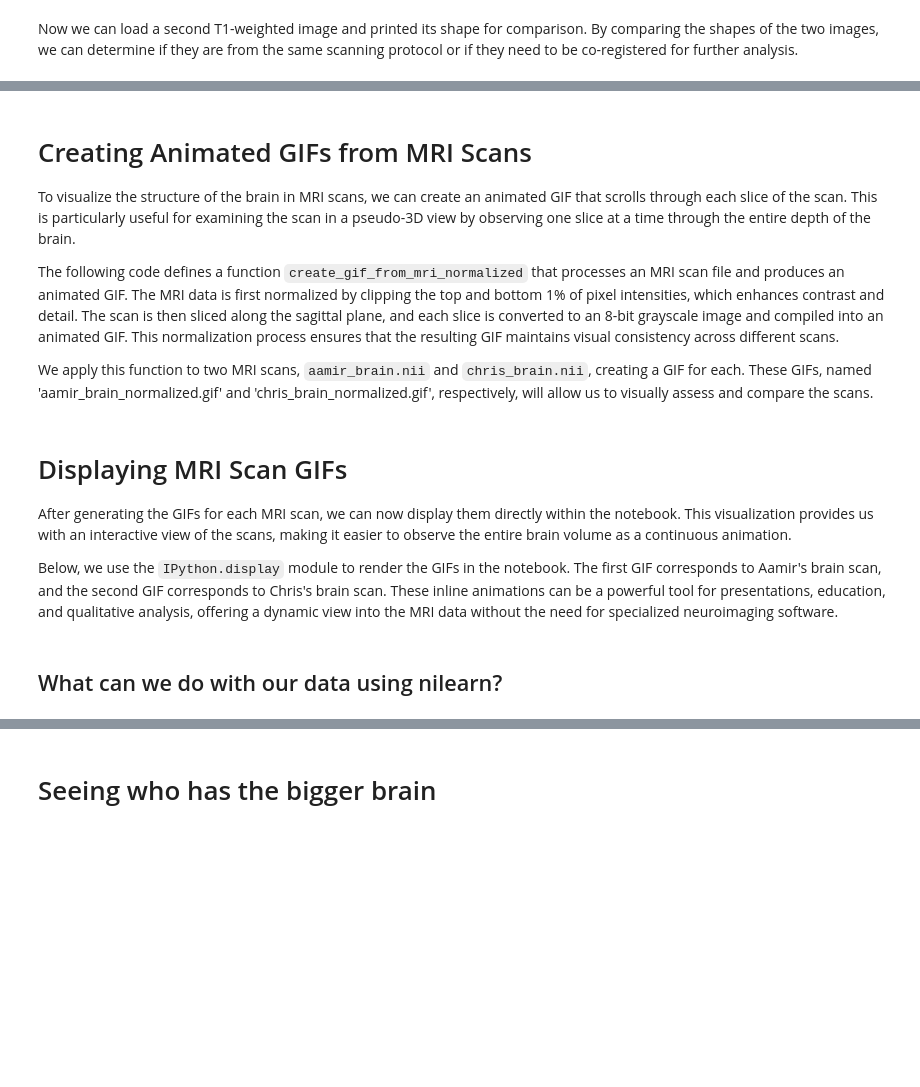
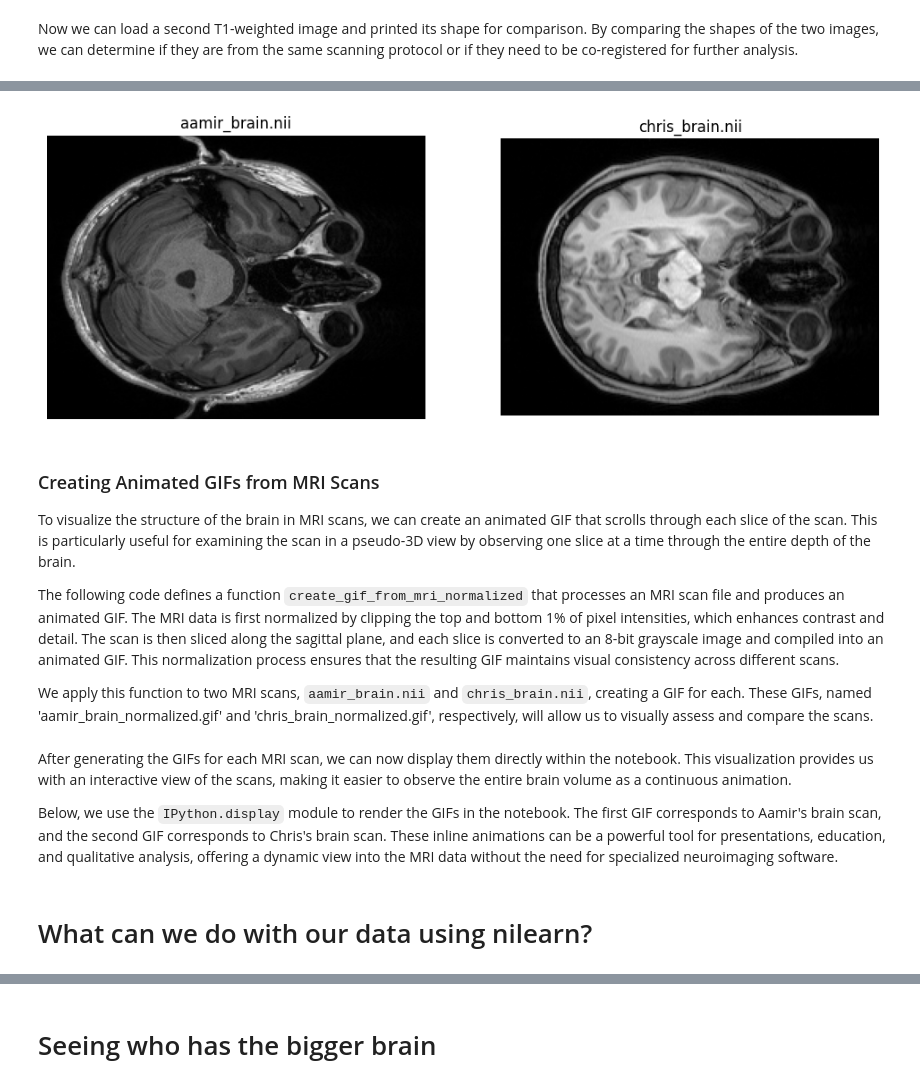
Before and after one commit to sohaamir/MRICN, a Jupyter notebook: aamir_vs_chris.ipynb, the cells around one changed output, grey strips where cells are left out. Cells and saved outputs as stored; diff of their text form; code cells hidden in the pictures; blank space fills up the shorter version.

```diff
--- a/aamir_vs_chris.ipynb
+++ b/aamir_vs_chris.ipynb
@@ -169,23 +209,26 @@ Now that we have loaded both T1-weighted MRI images, we are interested in visual
 # %%
 # Get data for the second image
-image_data_2 = t1_image_2.get_fdata()
+chris_data = t1_chris_image.get_fdata()
+chris_slice_index = chris_data.shape[1] // 2  # Get the middle index along Z-axis
 
 # Display a slice from both images side by side
 fig, axes = plt.subplots(1, 2, figsize=(12, 6))
 
 # Plot first image slice
-axes[0].imshow(image_data[:, :, slice_index], cmap='gray')
+axes[0].imshow(aamir_data[:, :, aamir_slice_index], cmap='gray')
 axes[0].set_title('aamir_brain.nii')
 axes[0].axis('off')
 
 # Plot second image slice
-axes[1].imshow(image_data_2[:, :, slice_index], cmap='gray')
+axes[1].imshow(chris_data[:, :, chris_slice_index], cmap='gray')
 axes[1].set_title('chris_brain.nii')
 axes[1].axis('off')
 
 plt.show()
+# %% [output]
+[figure, added]
 # %% [markdown]
-# Creating Animated GIFs from MRI Scans
+### Creating Animated GIFs from MRI Scans
 
 To visualize the structure of the brain in MRI scans, we can create an animated GIF that scrolls through each slice of the scan. This is particularly useful for examining the scan in a pseudo-3D view by observing one slice at a time through the entire depth of the brain.
 
@@ -220,8 +263,6 @@ def create_gif_from_mri_normalized(path, gif_name):
 create_gif_from_mri_normalized('aamir_brain.nii', 'aamir_brain_normalized.gif')
 create_gif_from_mri_normalized('chris_brain.nii', 'chris_brain_normalized.gif')
 # %% [markdown]
-# Displaying MRI Scan GIFs
-
 After generating the GIFs for each MRI scan, we can now display them directly within the notebook. This visualization provides us with an interactive view of the scans, making it easier to observe the entire brain volume as a continuous animation.
 
 Below, we use the `IPython.display` module to render the GIFs in the notebook. The first GIF corresponds to Aamir's brain scan, and the second GIF corresponds to Chris's brain scan. These inline animations can be a powerful tool for presentations, education, and qualitative analysis, offering a dynamic view into the MRI data without the need for specialized neuroimaging software.
@@ -234,5 +275,5 @@ display(Image(filename='aamir_brain_normalized.gif'))
 # Display the GIF for Chris's MRI
 display(Image(filename='chris_brain_normalized.gif'))
 # %% [markdown]
-## What can we do with our data using nilearn?
+# What can we do with our data using nilearn?
 # %% [markdown]
```
Also changed, not shown: parts of 33 cells of this notebook.
